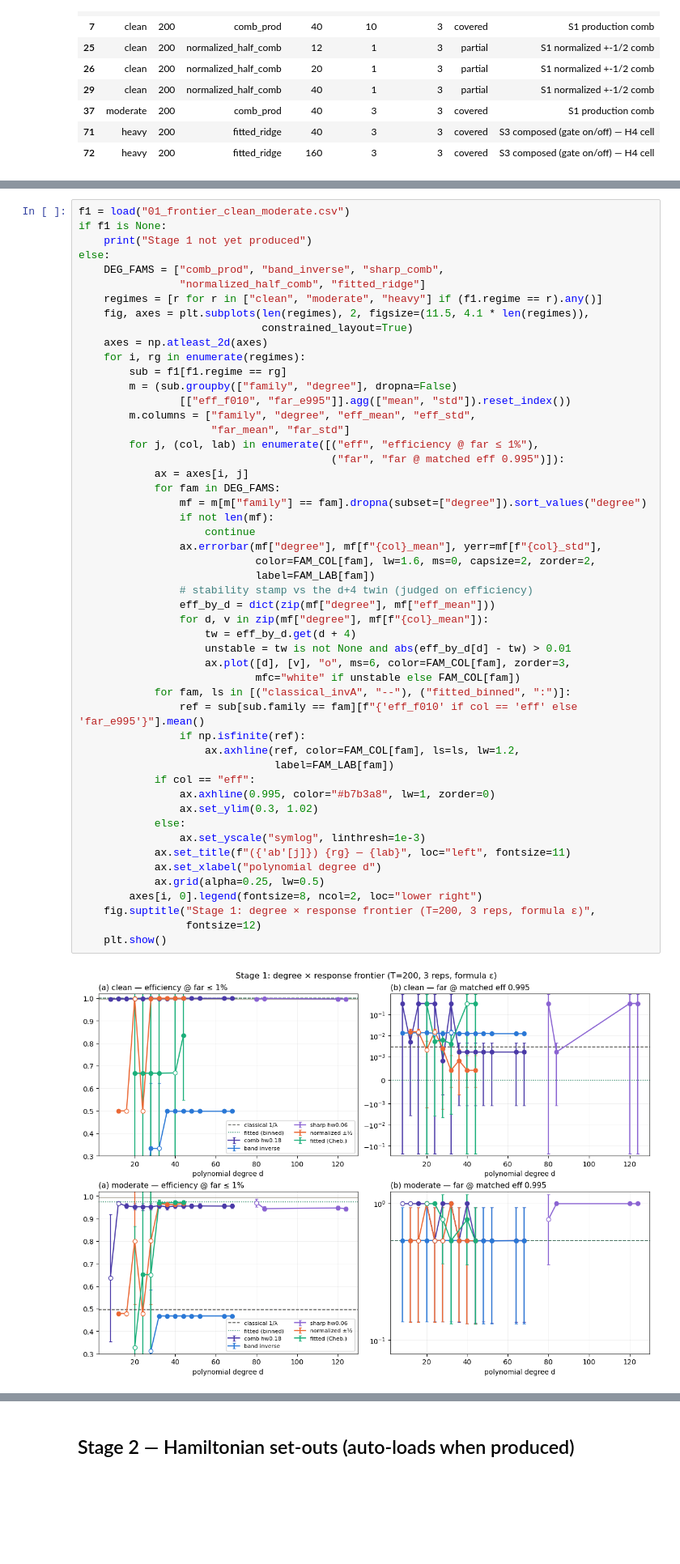
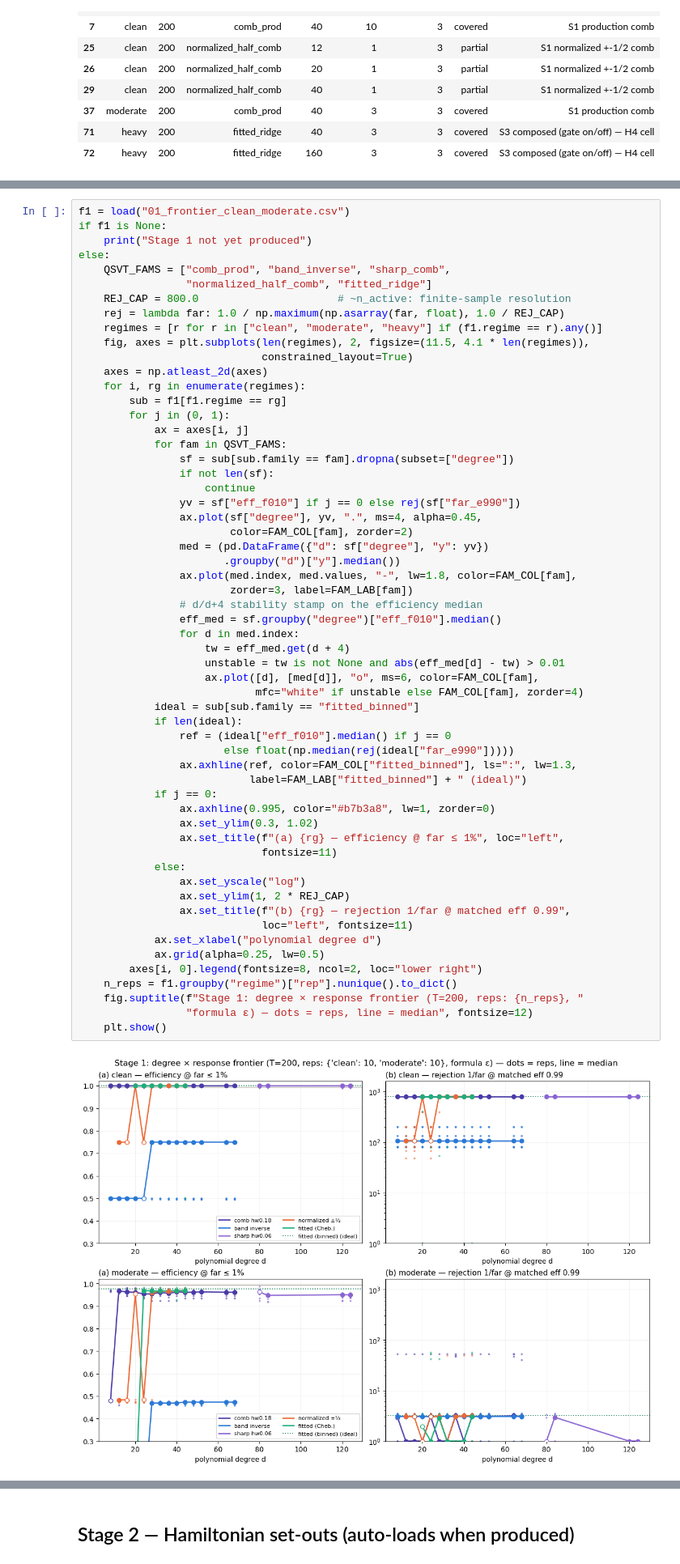
Before and after one commit to GeorgeWilliam1999/Quantum_Track_Reconstruction, a Jupyter notebook: QSVT/Efficiency_Frontier/explore_results.ipynb, the cells around one changed output, grey strips where cells are left out. Shown at 81% size. Cells and saved outputs as stored; diff of their text form; blank space fills up the shorter version.

```diff
--- a/QSVT/Efficiency_Frontier/explore_results.ipynb
+++ b/QSVT/Efficiency_Frontier/explore_results.ipynb
@@ -126,54 +129,61 @@ markers = the d/d+4 stability stamp FAILED** (>1 % eff disagreement with the twi
 # %%
 f1 = load("01_frontier_clean_moderate.csv")
 if f1 is None:
     print("Stage 1 not yet produced")
 else:
-    DEG_FAMS = ["comb_prod", "band_inverse", "sharp_comb",
-                "normalized_half_comb", "fitted_ridge"]
+    QSVT_FAMS = ["comb_prod", "band_inverse", "sharp_comb",
+                 "normalized_half_comb", "fitted_ridge"]
+    REJ_CAP = 800.0                      # ~n_active: finite-sample resolution
+    rej = lambda far: 1.0 / np.maximum(np.asarray(far, float), 1.0 / REJ_CAP)
     regimes = [r for r in ["clean", "moderate", "heavy"] if (f1.regime == r).any()]
     fig, axes = plt.subplots(len(regimes), 2, figsize=(11.5, 4.1 * len(regimes)),
                              constrained_layout=True)
     axes = np.atleast_2d(axes)
     for i, rg in enumerate(regimes):
         sub = f1[f1.regime == rg]
-        m = (sub.groupby(["family", "degree"], dropna=False)
-                [["eff_f010", "far_e995"]].agg(["mean", "std"]).reset_index())
-        m.columns = ["family", "degree", "eff_mean", "eff_std",
-                     "far_mean", "far_std"]
-        for j, (col, lab) in enumerate([("eff", "efficiency @ far ≤ 1%"),
-                                        ("far", "far @ matched eff 0.995")]):
+        for j in (0, 1):
             ax = axes[i, j]
-            for fam in DEG_FAMS:
-                mf = m[m["family"] == fam].dropna(subset=["degree"]).sort_values("degree")
-                if not len(mf):
+            for fam in QSVT_FAMS:
+                sf = sub[sub.family == fam].dropna(subset=["degree"])
+                if not len(sf):
                     continue
-                ax.errorbar(mf["degree"], mf[f"{col}_mean"], yerr=mf[f"{col}_std"],
-                            color=FAM_COL[fam], lw=1.6, ms=0, capsize=2, zorder=2,
-                            label=FAM_LAB[fam])
-                # stability stamp vs the d+4 twin (judged on efficiency)
-                eff_by_d = dict(zip(mf["degree"], mf["eff_mean"]))
-                for d, v in zip(mf["degree"], mf[f"{col}_mean"]):
-                    tw = eff_by_d.get(d + 4)
-                    unstable = tw is not None and abs(eff_by_d[d] - tw) > 0.01
-                    ax.plot([d], [v], "o", ms=6, color=FAM_COL[fam], zorder=3,
-                            mfc="white" if unstable else FAM_COL[fam])
-            for fam, ls in [("classical_invA", "--"), ("fitted_binned", ":")]:
-                ref = sub[sub.family == fam][f"{'eff_f010' if col == 'eff' else 'far_e995'}"].mean()
-                if np.isfinite(ref):
-                    ax.axhline(ref, color=FAM_COL[fam], ls=ls, lw=1.2,
-                               label=FAM_LAB[fam])
-            if col == "eff":
+                yv = sf["eff_f010"] if j == 0 else rej(sf["far_e990"])
+                ax.plot(sf["degree"], yv, ".", ms=4, alpha=0.45,
+                        color=FAM_COL[fam], zorder=2)
+                med = (pd.DataFrame({"d": sf["degree"], "y": yv})
+                       .groupby("d")["y"].median())
+                ax.plot(med.index, med.values, "-", lw=1.8, color=FAM_COL[fam],
+                        zorder=3, label=FAM_LAB[fam])
+                # d/d+4 stability stamp on the efficiency median
+                eff_med = sf.groupby("degree")["eff_f010"].median()
+                for d in med.index:
+                    tw = eff_med.get(d + 4)
+                    unstable = tw is not None and abs(eff_med[d] - tw) > 0.01
+                    ax.plot([d], [med[d]], "o", ms=6, color=FAM_COL[fam],
+                            mfc="white" if unstable else FAM_COL[fam], zorder=4)
+            ideal = sub[sub.family == "fitted_binned"]
+            if len(ideal):
+                ref = (ideal["eff_f010"].median() if j == 0
+                       else float(np.median(rej(ideal["far_e990"]))))
+                ax.axhline(ref, color=FAM_COL["fitted_binned"], ls=":", lw=1.3,
+                           label=FAM_LAB["fitted_binned"] + " (ideal)")
+            if j == 0:
                 ax.axhline(0.995, color="#b7b3a8", lw=1, zorder=0)
                 ax.set_ylim(0.3, 1.02)
+                ax.set_title(f"(a) {rg} — efficiency @ far ≤ 1%", loc="left",
+                             fontsize=11)
             else:
-                ax.set_yscale("symlog", linthresh=1e-3)
-            ax.set_title(f"({'ab'[j]}) {rg} — {lab}", loc="left", fontsize=11)
+                ax.set_yscale("log")
+                ax.set_ylim(1, 2 * REJ_CAP)
+                ax.set_title(f"(b) {rg} — rejection 1/far @ matched eff 0.99",
+                             loc="left", fontsize=11)
             ax.set_xlabel("polynomial degree d")
             ax.grid(alpha=0.25, lw=0.5)
         axes[i, 0].legend(fontsize=8, ncol=2, loc="lower right")
-    fig.suptitle("Stage 1: degree × response frontier (T=200, 3 reps, formula ε)",
-                 fontsize=12)
+    n_reps = f1.groupby("regime")["rep"].nunique().to_dict()
+    fig.suptitle(f"Stage 1: degree × response frontier (T=200, reps: {n_reps}, "
+                 "formula ε) — dots = reps, line = median", fontsize=12)
     plt.show()
 # %% [output]
-[figure, old version]
+[figure, new version]
 # %% [markdown]
```
Also changed, not shown: parts of 5 cells of this notebook, 2 other files.
